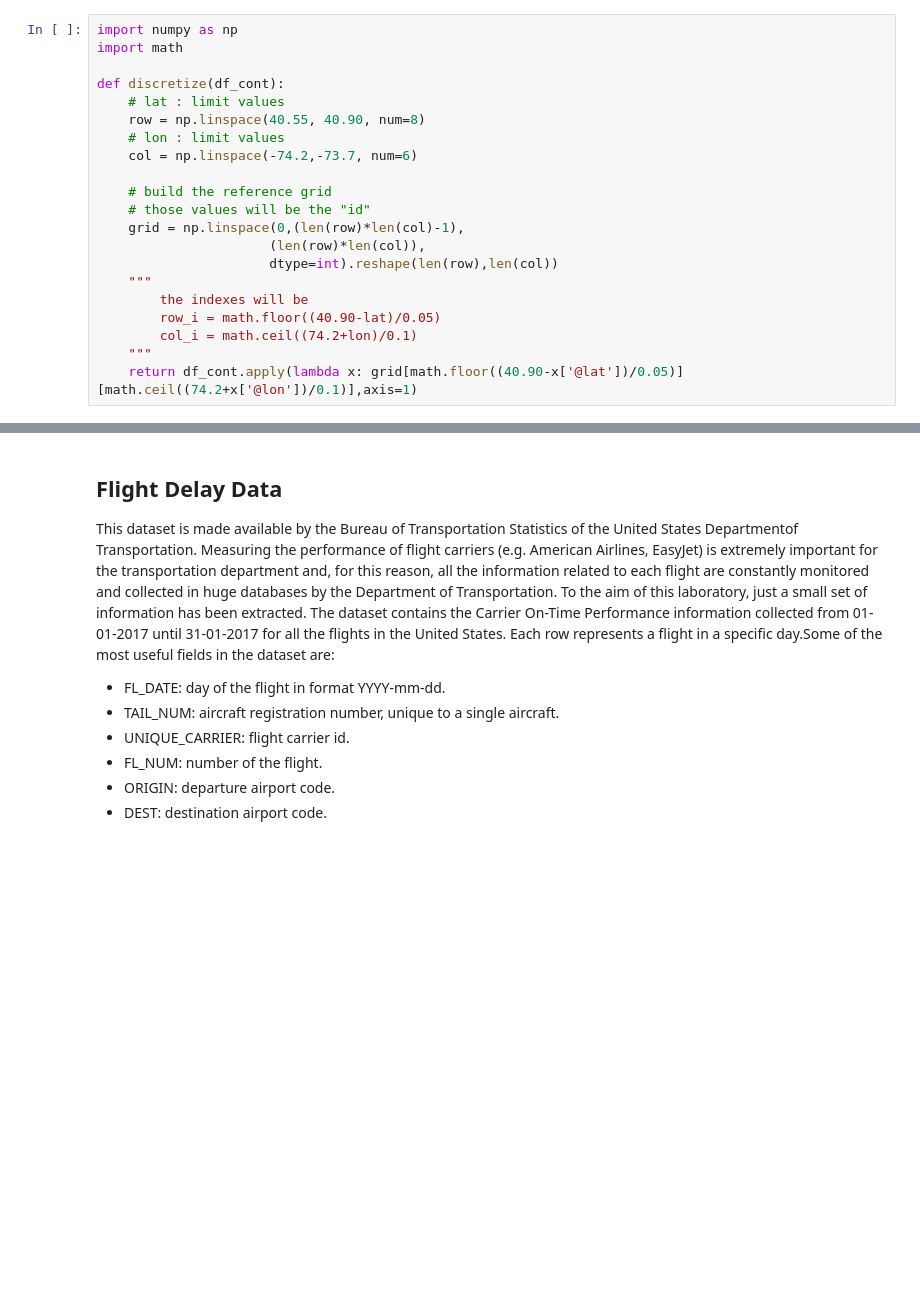
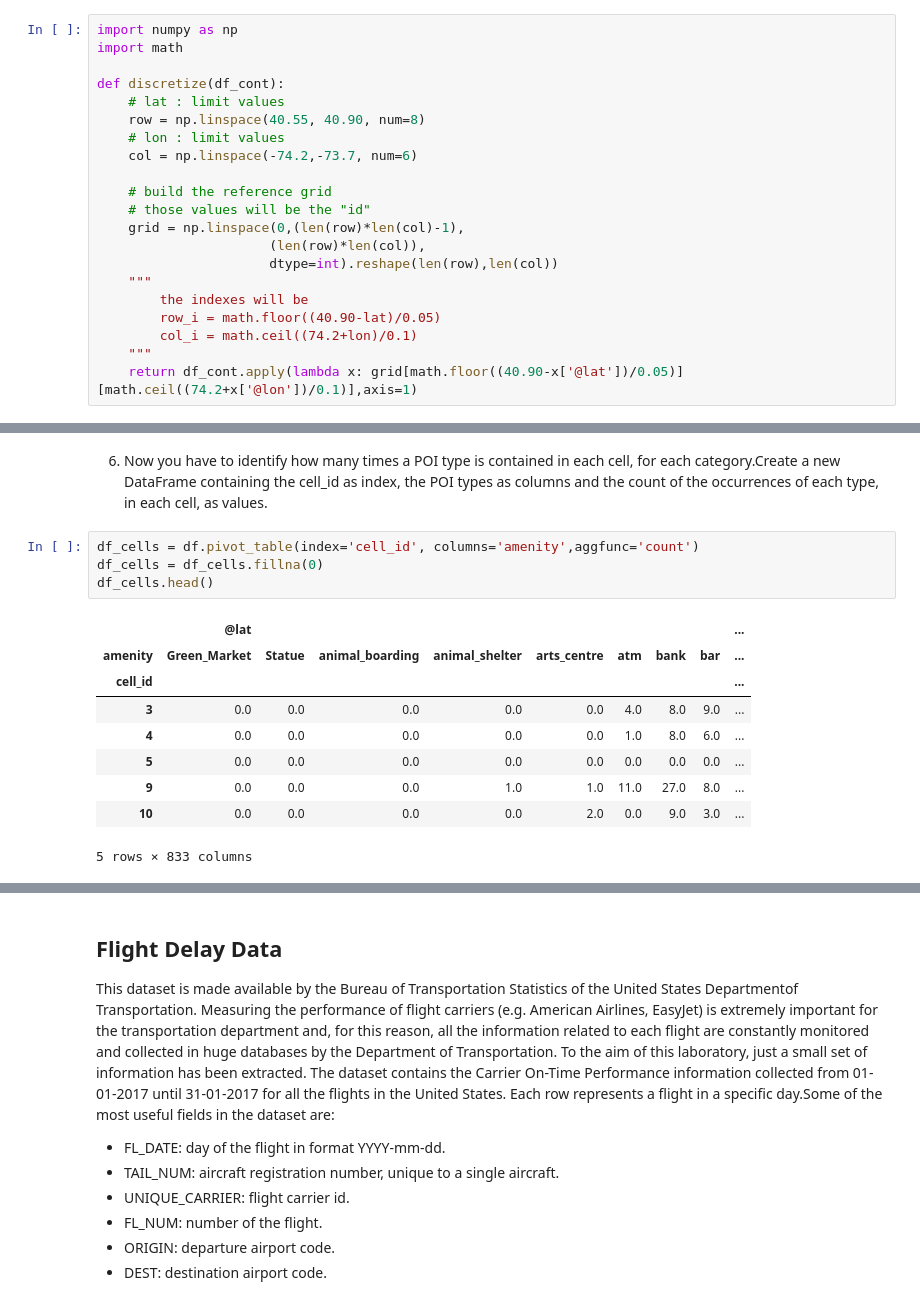
Before and after one commit to francescodisalvo05/Data-Science-Lab-Exercises, a Jupyter notebook: Notebooks/5-Laboratory-04-11-2020.ipynb, the cells around one changed output, grey strips where cells are left out. Saved outputs shown, nothing was run; the diff lists cells and outputs as text; blank space fills up the shorter version.

```diff
--- a/Notebooks/5-Laboratory-04-11-2020.ipynb
+++ b/Notebooks/5-Laboratory-04-11-2020.ipynb
@@ -205,0 +219,16 @@ df.sample()
+# %% [markdown]
+6. Now you have to identify how many times a POI type is contained in each cell, for each category.Create a new DataFrame containing the cell_id as index, the POI types as columns and the count of the occurrences of each type, in each cell, as values.
+# %%
+df_cells = df.pivot_table(index='cell_id', columns='amenity',aggfunc='count')
+df_cells = df_cells.fillna(0)
+df_cells.head()
+# %% [output]
+|  | @lat |  |  |  |  |  |  |  | ... |
+| amenity | Green_Market | Statue | animal_boarding | animal_shelter | arts_centre | atm | bank | bar | ... |
+| cell_id |  |  |  |  |  |  |  |  | ... |
+| 3 | 0.0 | 0.0 | 0.0 | 0.0 | 0.0 | 4.0 | 8.0 | 9.0 | ... |
+| 4 | 0.0 | 0.0 | 0.0 | 0.0 | 0.0 | 1.0 | 8.0 | 6.0 | ... |
+| 5 | 0.0 | 0.0 | 0.0 | 0.0 | 0.0 | 0.0 | 0.0 | 0.0 | ... |
+| 9 | 0.0 | 0.0 | 0.0 | 1.0 | 1.0 | 11.0 | 27.0 | 8.0 | ... |
+| 10 | 0.0 | 0.0 | 0.0 | 0.0 | 2.0 | 0.0 | 9.0 | 3.0 | ... |
+5 rows × 833 columns
```
Also changed, not shown: parts of 7 cells of this notebook.
